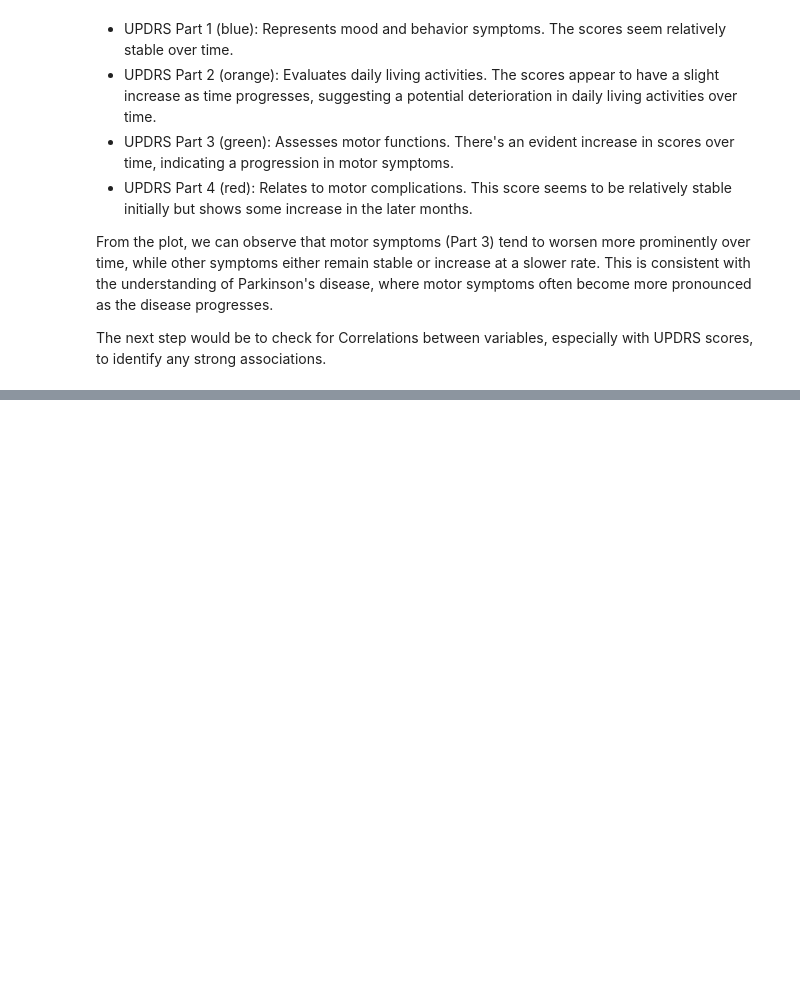
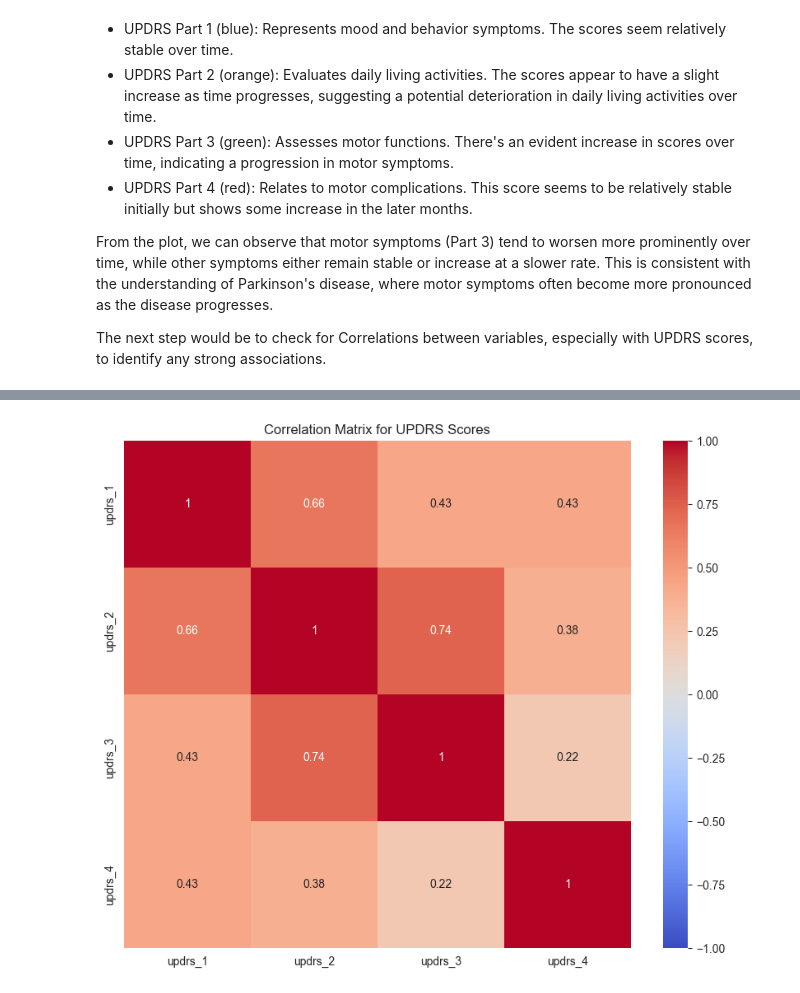
Before and after one commit to azizharouna/NeuroMetrics, a Jupyter notebook: data_analysis.ipynb, the cells around one changed output, grey strips where cells are left out. Saved outputs shown, nothing was run; the diff lists cells and outputs as text; code cells hidden in the pictures; blank space fills up the shorter version.

Commit message:
correlation of udprs done

```diff
--- a/data_analysis.ipynb
+++ b/data_analysis.ipynb
@@ -152,0 +167,11 @@ The next step would be to check for Correlations between variables, especially w
+# %%
+# Compute the correlation matrix for UPDRS scores
+updrs_correlation = train_clinical_data[['updrs_1', 'updrs_2', 'updrs_3', 'updrs_4']].corr()
+
+# Plot the heatmap for UPDRS correlations
+plt.figure(figsize=(10, 8))
+sns.heatmap(updrs_correlation, annot=True, cmap='coolwarm', vmin=-1, vmax=1, square=True)
+plt.title('Correlation Matrix for UPDRS Scores')
+plt.show()
+# %% [output]
+[figure, added]
```
Also changed, not shown: parts of 3 cells of this notebook.
